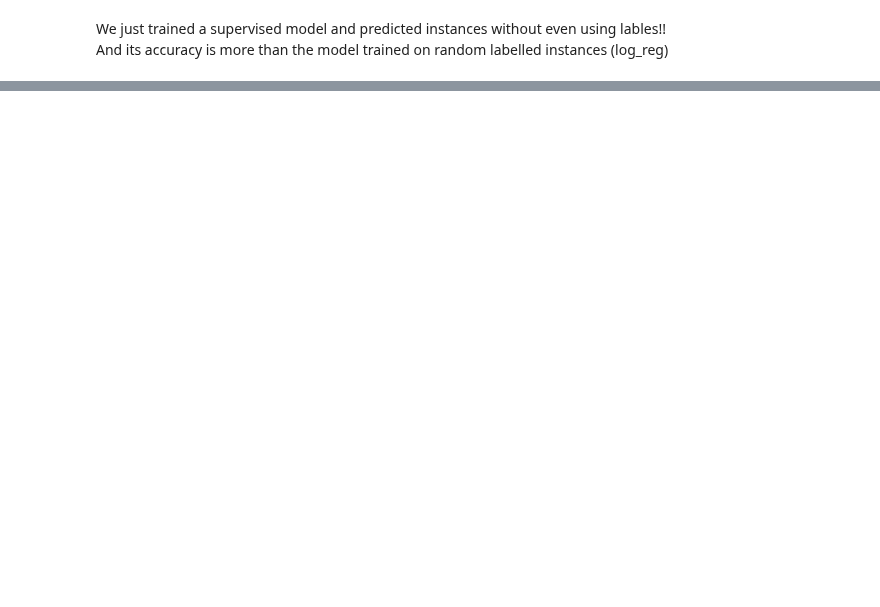
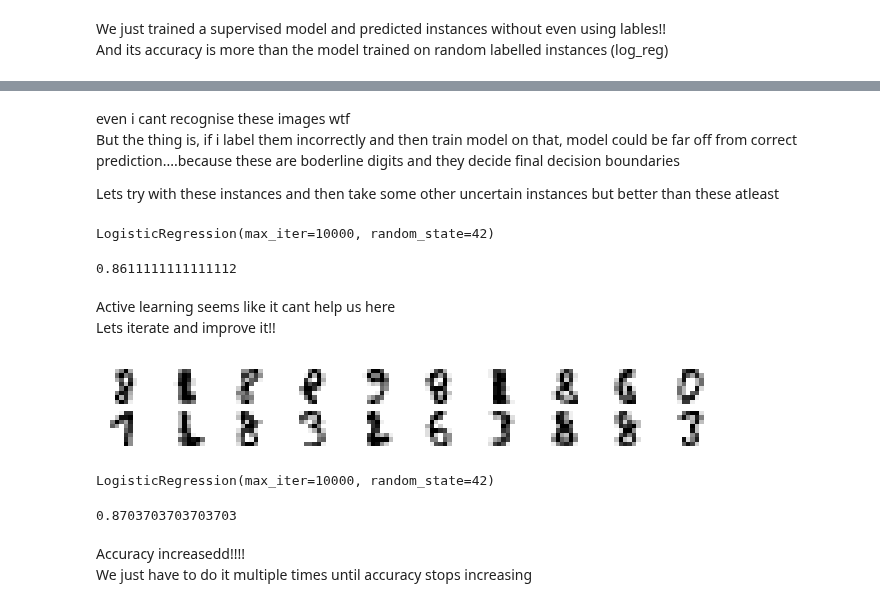
Before and after one commit to ArunNegi112/Machine_Learning, a Jupyter notebook: 10_Unsupervised_Learning/3_clustering_applications/3_Semisupervised_learning.ipynb, the cells around one changed output, grey strips where cells are left out. Drawn from its saved outputs; the diff is of its cells as text; code cells hidden in the pictures; blank space fills up the shorter version.

Commit message:
Active learning

```diff
--- a/10_Unsupervised_Learning/3_clustering_applications/3_Semisupervised_learning.ipynb
+++ b/10_Unsupervised_Learning/3_clustering_applications/3_Semisupervised_learning.ipynb
@@ -110,0 +204,47 @@ And its accuracy is more than the model trained on random labelled instances (lo
+# %% [markdown]
+even i cant recognise these images wtf
+But the thing is, if i label them incorrectly and then train model on that, model could be far off from correct prediction....because these are boderline digits and they decide final decision boundaries
+
+Lets try with these instances and then take some other uncertain instances but better than these atleast
+# %%
+# Label them mannually
+y_uncertain_labels = np.array([
+    8,5,8,5,5,5,9,6,1,5,
+    9,9,2,1,7,7,5,2,1,7,
+    7,2,4,3,9,0,4,1,3,4,
+    2,5,3,3,7,5,4,4,1,6,
+    6,7,4,3,3,1,5,9,5,7
+])
+# %%
+x_train_new = np.concatenate([x_representative_digits,uncertain_instances],axis=0)
+y_train_new = np.concatenate([y_train_labels,y_uncertain_labels],axis=0)
+# %%
+log_reg_active = LogisticRegression(random_state=42,max_iter=10000)
+log_reg_active.fit(x_train_new,y_train_new)
+# %% [output]
+LogisticRegression(max_iter=10000, random_state=42)
+# %%
+accuracy_score(y_test,log_reg_active.predict(x_test))
+# %% [output]
+0.8611111111111112
+# %% [markdown]
+Active learning seems like it cant help us here
+Lets iterate and improve it!!
+# %%
+y_proba = log_reg_active.predict_proba(x_train)
+# An array of (n_testsamples,classes) (540,10)
+
+y_proba_predicted_class = np.max(y_proba,axis=1)
+# 20 Most uncertain instances index
+uncertain_idx = np.argsort(y_proba_predicted_class)[:20]
+
+# Most uncertain instances
+uncertain_instances = x_train[uncertain_idx]
+# %%
+plt.figure(figsize=(8,1))
+
+for idx,img in enumerate(uncertain_instances):
+    plt.subplot(2,10,1+idx)
+    plot_img(img)
+# %% [output]
+[figure, added]
@@ -110,0 +259,12 @@ And its accuracy is more than the model trained on random labelled instances (lo
+# %%
+log_reg_active2 = LogisticRegression(random_state=42,max_iter=10000)
+log_reg_active2.fit(x_train_new2,y_train_new2)
+# %% [output]
+LogisticRegression(max_iter=10000, random_state=42)
+# %%
+accuracy_score(y_test,log_reg_active2.predict(x_test))
+# %% [output]
+0.8703703703703703
+# %% [markdown]
+Accuracy increasedd!!!!
+We just have to do it multiple times until accuracy stops increasing
```
Also changed, not shown: parts of 23 cells of this notebook.
